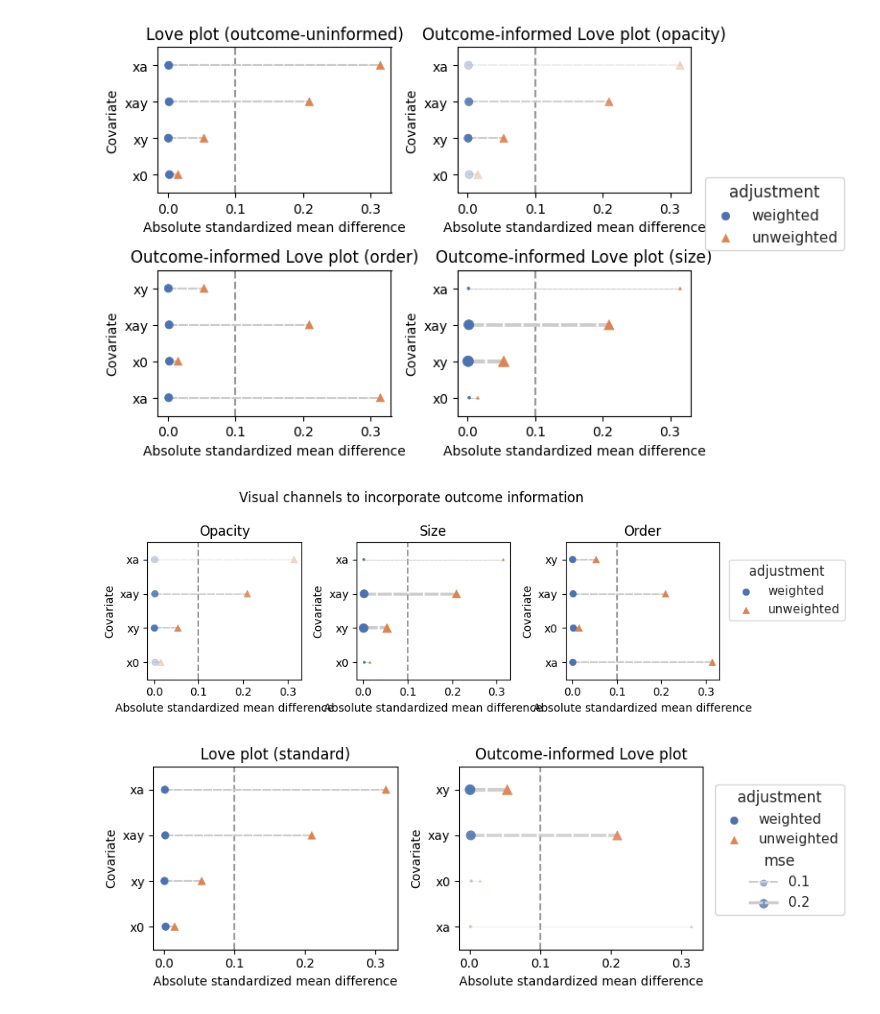
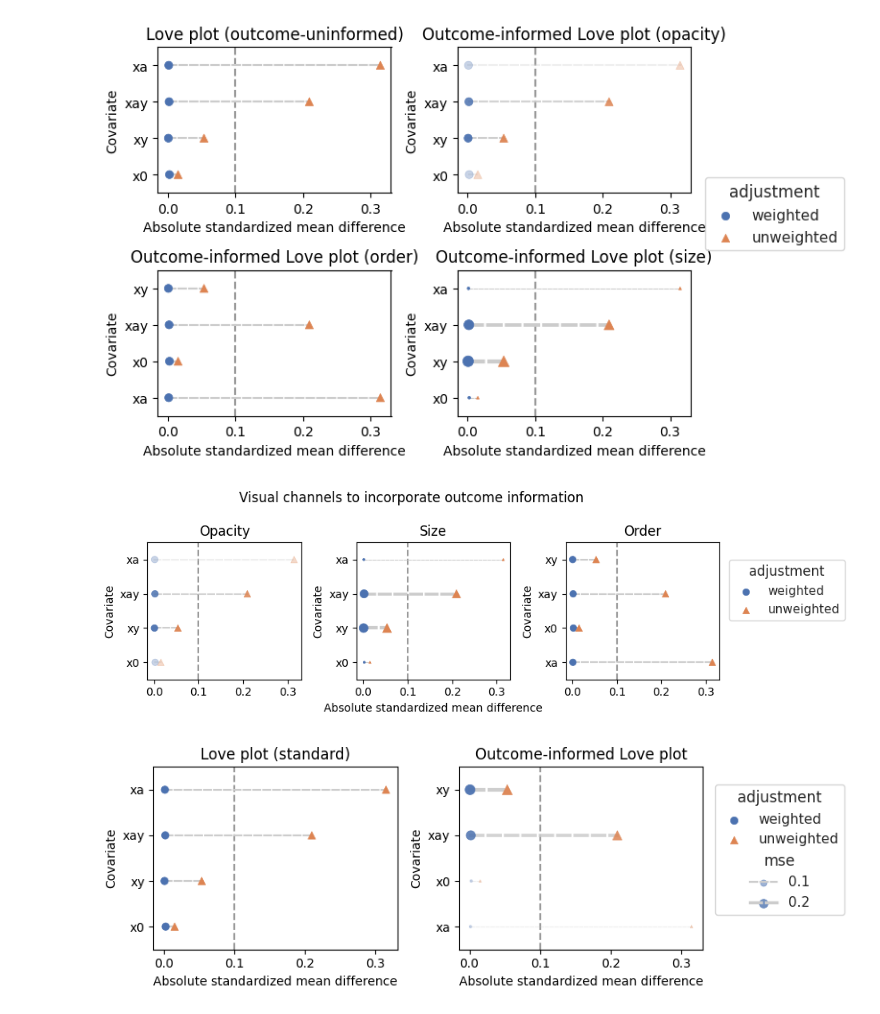
Before and after one commit to namag-ai/oui-plots, a Jupyter notebook: ouilove.ipynb, the cells around one changed output. Drawn from its saved outputs; the diff is of its cells as text; code cells hidden in the pictures.

```diff
--- a/ouilove.ipynb
+++ b/ouilove.ipynb
@@ -490,33 +490,35 @@ love_plot_all(
     legend=False,
     threshold=0.1, ax=axes["B"],
 )
 axes["B"].set_title("Opacity")
 love_plot_all(
     dot_plot_data,
     plot_range=True,
     order_by_importance=True,
     opacity=False,
     pointsize=False,
     importance_metric="mse",
     legend=True,
     threshold=0.1, ax=axes["D"],
 )
 axes["D"].set_title("Order")
 love_plot_all(
     dot_plot_data,
     plot_range=True,
     order_by_importance=False,
     opacity=False,
     pointsize=True,
     importance_metric="mse",
     legend=False,
     threshold=0.1, ax=axes["C"],
 )
 axes["C"].set_title("Size")
+axes["B"].set_xlabel(None)
+axes["D"].set_xlabel(None)
 fig.suptitle("Visual channels to incorporate outcome information")
 fig.tight_layout()
 fig
 # %% [output]
-[figure, old version]
+[figure, new version]
 # %%
 fig = mpl.figure.Figure(figsize=(7, 3))
```
Also changed, not shown: parts of 1 cell of this notebook.
